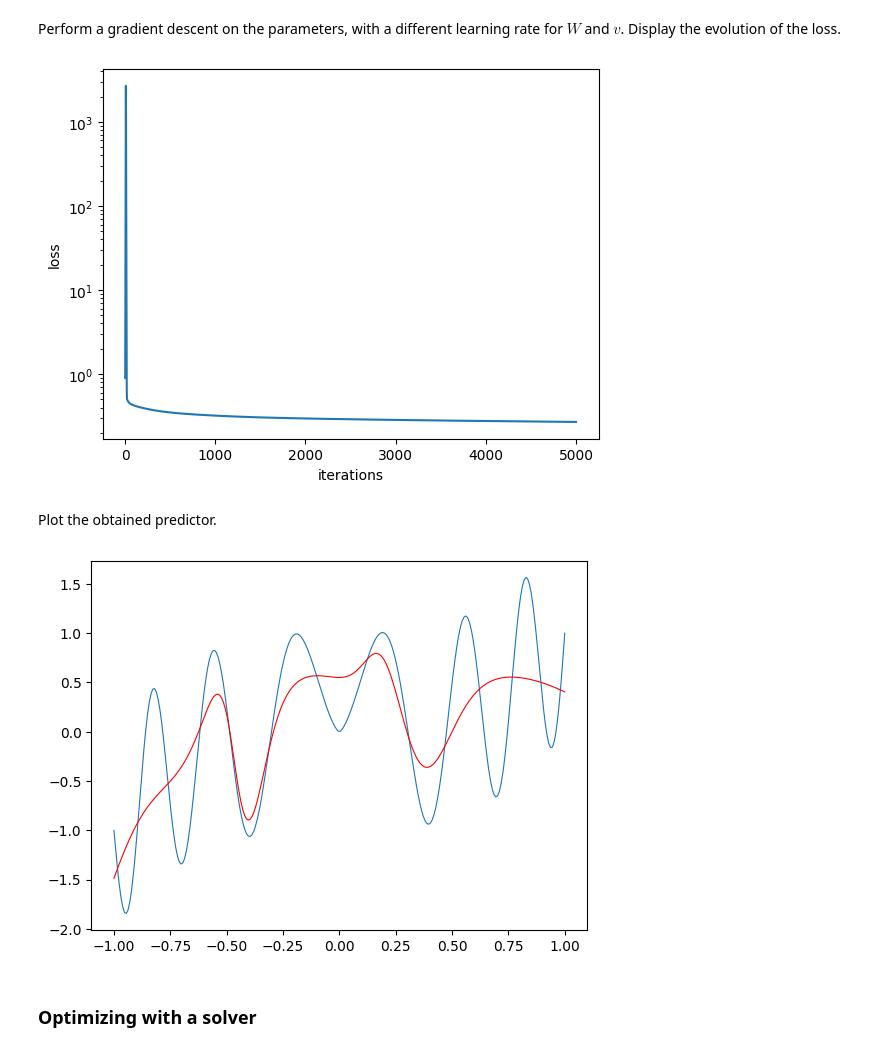
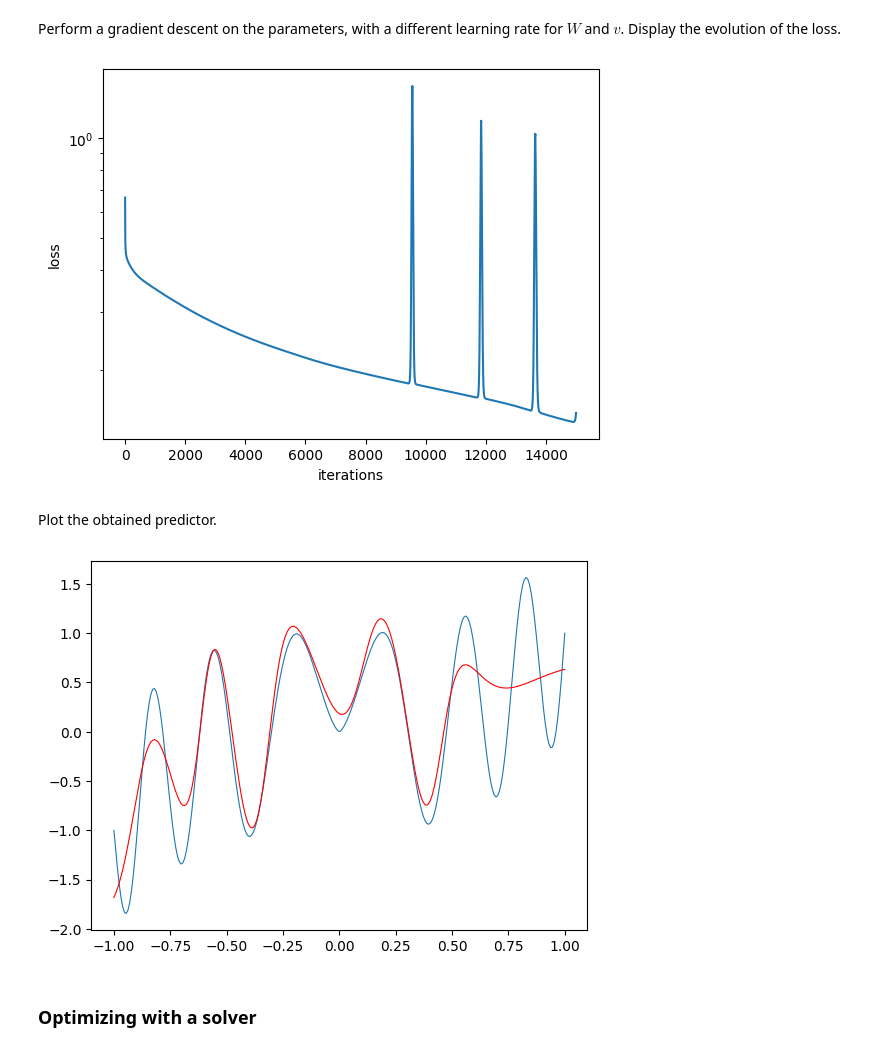
Before and after one commit to vcastin/teaching, a Jupyter notebook: TP_10_solution.ipynb, the cells around one changed output. Drawn from its saved outputs; the diff is of its cells as text; code cells hidden in the pictures.

```diff
--- a/TP_10_solution.ipynb
+++ b/TP_10_solution.ipynb
@@ -142,23 +142,24 @@ plt.show()
 # %% [markdown]
 Perform a gradient descent on the parameters, with a different learning rate for $W$ and $v$. Display the evolution of the loss.
 # %%
-n_iter = 5000
-learning_rate_W, learning_rate_v = 0.15, 0.18
+n_iter = 15000
+learning_rate_W, learning_rate_v = 0.5, 0.1
 
 (W, v) = (W0.copy(), v0.copy())
 param_list = [(W.copy(), v.copy())]
 
 for i in range(n_iter):
-    W -= learning_rate_W * loss_grad_W(W, v)
-    v -= learning_rate_v * loss_grad_v(W, v)
+    grad_v, grad_W = loss_grad_v(W, v), loss_grad_W(W, v)
+    W -= learning_rate_W * grad_W
+    v -= learning_rate_v * grad_v
     param_list.append((W.copy(), v.copy()))
 
 plt.semilogy(np.array([loss(W, v) for W, v in param_list]))
 plt.ylabel('loss')
 plt.xlabel('iterations')
 plt.show()
 # %% [output]
-[figure, old version]
+[figure, new version]
 # %% [markdown]
 Plot the obtained predictor.
 # %%
@@ -166,7 +167,7 @@ plt.plot(X, y, linewidth=0.8)
 plt.plot(X, f(W, v), 'r', linewidth=0.8)
 plt.show()
 # %% [output]
-[figure, old version]
+[figure, new version]
 # %% [markdown]
 ### Optimizing with a solver
 # %% [markdown]
```
Also changed, not shown: parts of 6 cells of this notebook, 2 other files.
